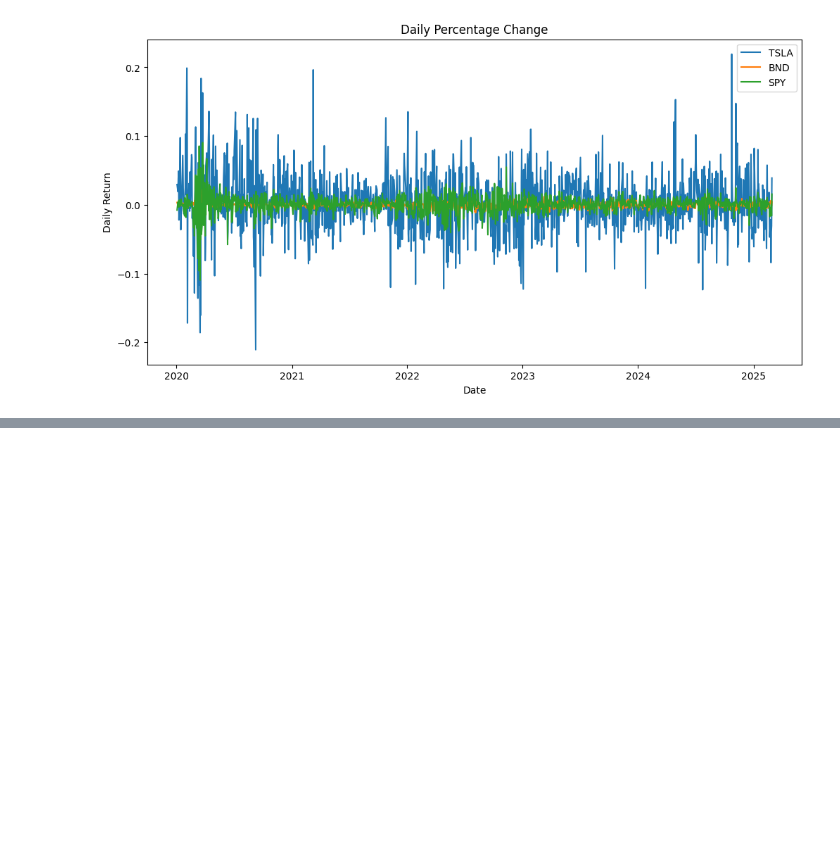
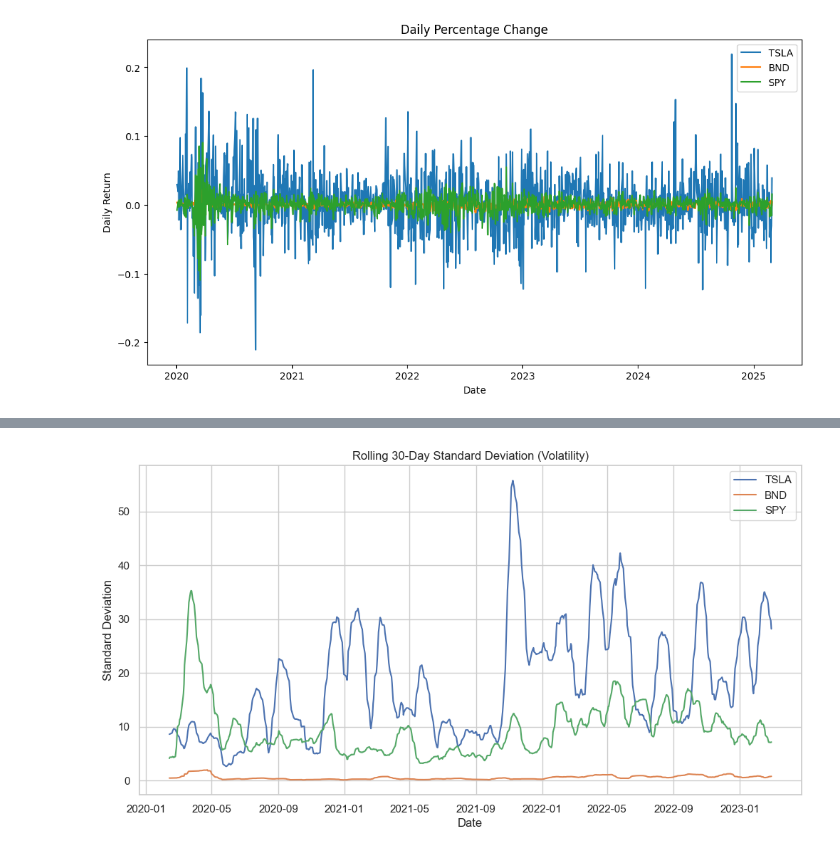
Before and after one commit to Yayerad/GMF-Investments-W11, a Jupyter notebook: notebooks/preprocessing and eda.ipynb, the cells around one changed output, grey strips where cells are left out. Cells and saved outputs as stored; diff of their text form; code cells hidden in the pictures; blank space fills up the shorter version.

Commit message:
volatility analysis

```diff
--- a/notebooks/preprocessing and eda.ipynb
+++ b/notebooks/preprocessing and eda.ipynb
@@ -128,0 +150,24 @@ plt.show()
+# %%
+# Compute rolling mean and standard deviation for volatility analysis
+window = 30
+rolling_stats = {}
+
+# Iterate through tickers and compute the rolling stats
+for ticker in tickers:
+    # Select data for each ticker using the 'Price' and 'Ticker' levels of the MultiIndex
+    ticker_data = data.xs(ticker, level='Ticker', axis=1)
+
+    # Calculate rolling mean and standard deviation for 'Close' price
+    rolling_stats[ticker] = ticker_data['Close'].rolling(window=window).agg(['mean', 'std'])
+
+# Plot rolling standard deviation
+plt.figure(figsize=(12, 6))
+for ticker in tickers:
+    plt.plot(rolling_stats[ticker]['std'], label=ticker)
+plt.title(f'Rolling {window}-Day Standard Deviation (Volatility)')
+plt.xlabel('Date')
+plt.ylabel('Standard Deviation')
+plt.legend()
+plt.show()
+# %% [output]
+[figure, added]
```
Also changed, not shown: parts of 2 cells of this notebook.
